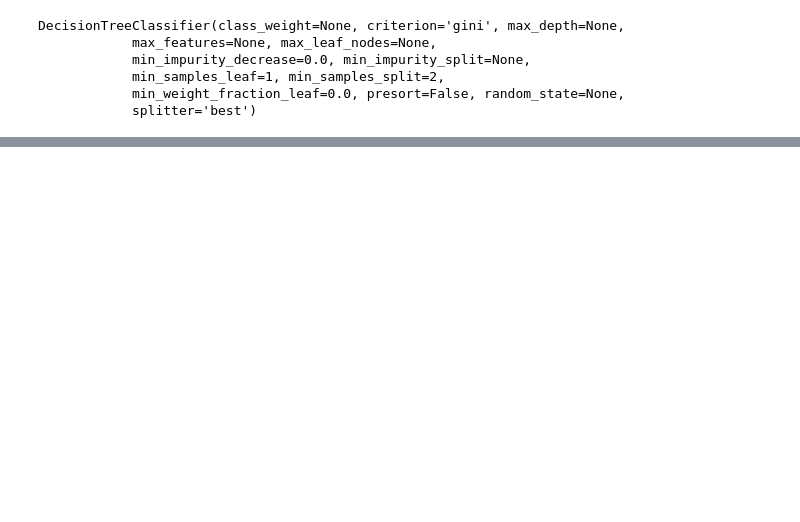
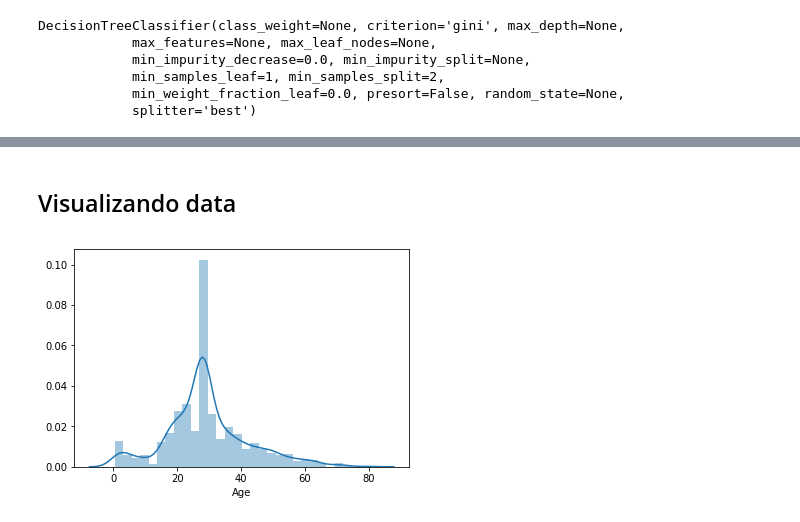
Before and after one commit to iapucp/winter-school-2018, a Jupyter notebook: semana_1_machine_learning/dia_1_arboles_de_decision.ipynb, the cells around one changed output, grey strips where cells are left out. Cells and saved outputs as stored; diff of their text form; code cells hidden in the pictures; blank space fills up the shorter version.

```diff
--- a/semana_1_machine_learning/dia_1_arboles_de_decision.ipynb
+++ b/semana_1_machine_learning/dia_1_arboles_de_decision.ipynb
@@ -76,0 +583,11 @@ utils.draw_tree(m, x)
+# %%
+# Cargar data
+with open('data/titanic_cat_dict.pkl', 'rb') as f:
+    cat_dict = pickle.load(f)
+
+with open('data/titanic_na_dict.pkl', 'rb') as f:
+    na_dict = pickle.load(f)
+
+df_raw = pd.read_pickle('data/titanic_train.pkl')
+
+df_raw.head()
@@ -76,0 +603,12 @@ utils.draw_tree(m, x)
+# %%
+# Hacemos una copia de la data
+df = df_raw.copy()
+
+# Convertimos cada columna categórica a numérica
+for n,col in df.items():
+    # n: nombre de la columna
+    # col: data de la columna
+    if pd.api.types.is_categorical_dtype(col):
+        df[n] = col.cat.codes+1
+
+df.head()
@@ -76,0 +622,6 @@ utils.draw_tree(m, x)
+# %% [markdown]
+## Visualizando data
+# %%
+sns.distplot(df['Age']);
+# %% [output]
+[figure, added]
```
Also changed, not shown: parts of 90 cells of this notebook, 7 other files.
